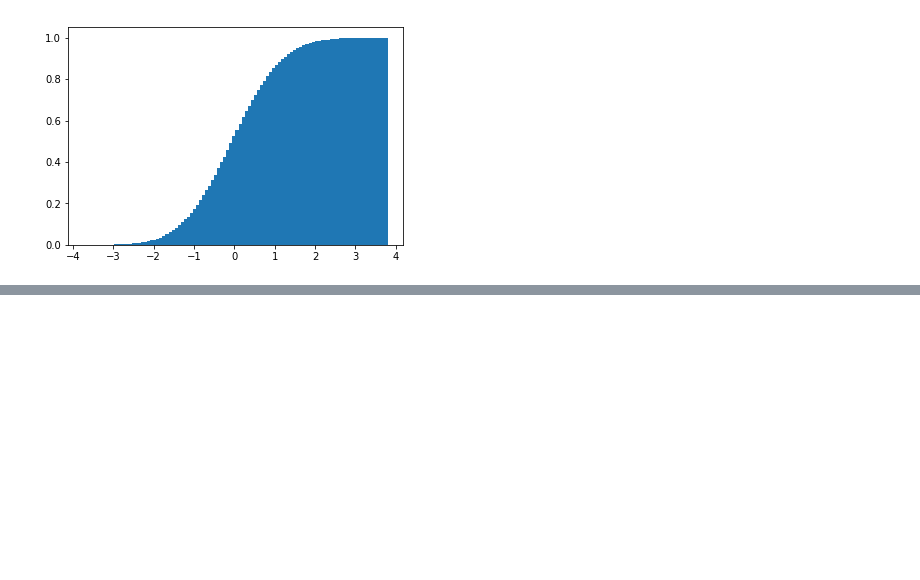
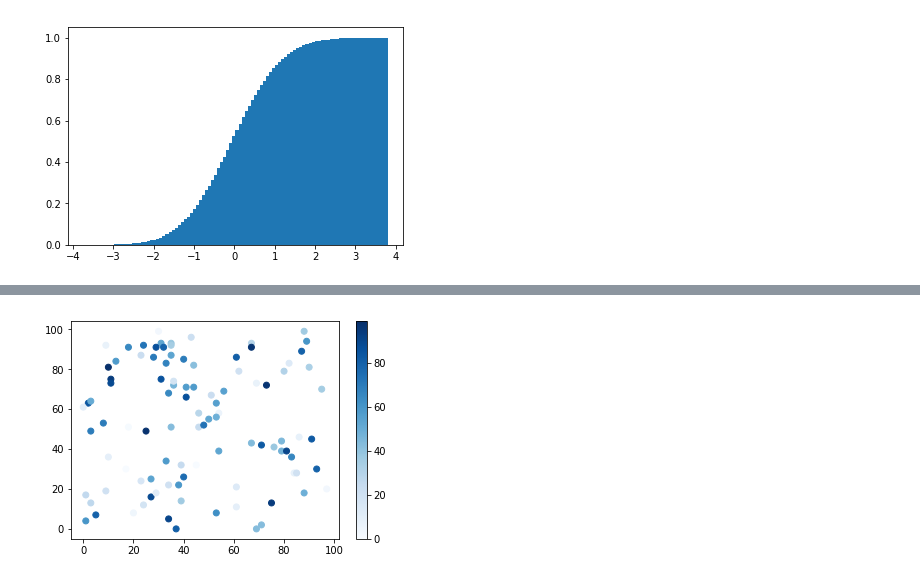
Before and after one commit to vbitjp/Python, a Jupyter notebook: plot/matplotlib01.ipynb, the cells around one changed output, grey strips where cells are left out. Cells and saved outputs as stored; diff of their text form; code cells hidden in the pictures; blank space fills up the shorter version.

```diff
--- a/plot/matplotlib01.ipynb
+++ b/plot/matplotlib01.ipynb
@@ -109,0 +136,8 @@ plt.show()
+# %%
+# zの値に応じて、マーカーの濃さを青系統に変えてプロット
+plt.scatter(x, y, c=z, cmap="Blues")
+# カラーバー表示
+plt.colorbar()
+plt.show()
+# %% [output]
+[figure, added]
```
Also changed, not shown: parts of 11 cells of this notebook.
